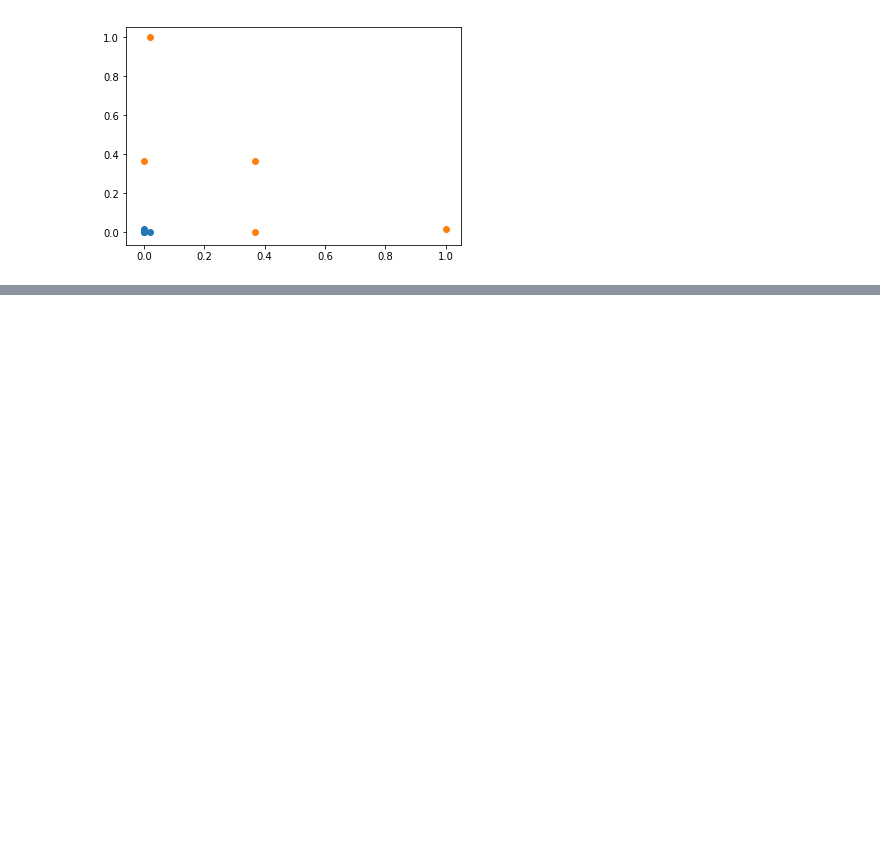
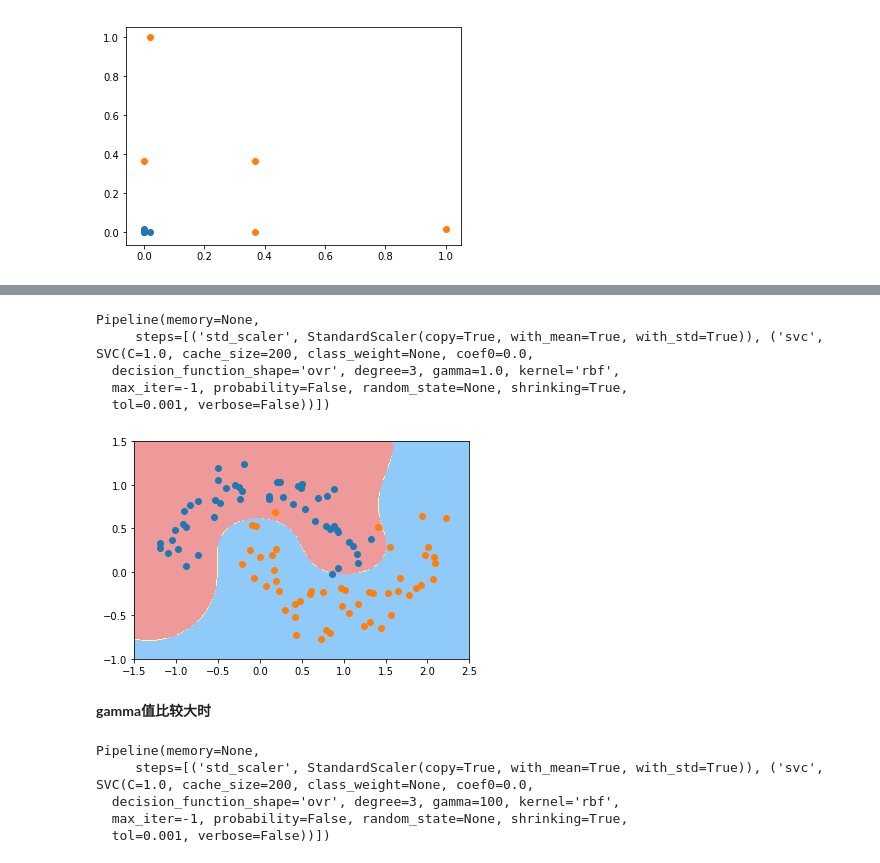
Before and after one commit to FatEagle/Machine-Learning-Notes, a Jupyter notebook: 支撑向量机 SVM/SVM的非线性分类.ipynb, the cells around one changed output, grey strips where cells are left out. Cells and saved outputs as stored; diff of their text form; code cells hidden in the pictures; blank space fills up the shorter version.

```diff
--- a/支撑向量机 SVM/SVM的非线性分类.ipynb
+++ b/支撑向量机 SVM/SVM的非线性分类.ipynb
@@ -153,0 +158,5 @@ plt.show()
+# %%
+X, y = datasets.make_moons(noise=0.15, random_state=666)
+plt.scatter(X[y==0, 0], X[y==0, 1])
+plt.scatter(X[y==1, 0], X[y==1, 1])
+plt.show()
@@ -153,0 +165,37 @@ plt.show()
+# %%
+from sklearn.preprocessing import StandardScaler
+from sklearn.svm import SVC
+from sklearn.pipeline import Pipeline
+
+def RBFKernelSVC(gamma=1.0):
+    return Pipeline([
+        ('std_scaler', StandardScaler()),
+        ('svc', SVC(kernel='rbf', gamma=gamma)),
+    ])
+# %%
+svc = RBFKernelSVC(gamma=1.0)
+svc.fit(X, y)
+# %% [output]
+Pipeline(memory=None,
+     steps=[('std_scaler', StandardScaler(copy=True, with_mean=True, with_std=True)), ('svc', SVC(C=1.0, cache_size=200, class_weight=None, coef0=0.0,
+  decision_function_shape='ovr', degree=3, gamma=1.0, kernel='rbf',
+  max_iter=-1, probability=False, random_state=None, shrinking=True,
+  tol=0.001, verbose=False))])
+# %%
+plot_decision_boundary(svc, axis=[-1.5, 2.5, -1.0, 1.5])
+plt.scatter(X[y==0, 0], X[y==0, 1])
+plt.scatter(X[y==1, 0], X[y==1, 1])
+plt.show()
+# %% [output]
+[figure, added]
+# %% [markdown]
+**gamma值比较大时**
+# %%
+svc_gamma100 = RBFKernelSVC(gamma=100)
+svc_gamma100.fit(X, y)
+# %% [output]
+Pipeline(memory=None,
+     steps=[('std_scaler', StandardScaler(copy=True, with_mean=True, with_std=True)), ('svc', SVC(C=1.0, cache_size=200, class_weight=None, coef0=0.0,
+  decision_function_shape='ovr', degree=3, gamma=100, kernel='rbf',
+  max_iter=-1, probability=False, random_state=None, shrinking=True,
+  tol=0.001, verbose=False))])
```
Also changed, not shown: parts of 10 cells of this notebook, 4 other files.
